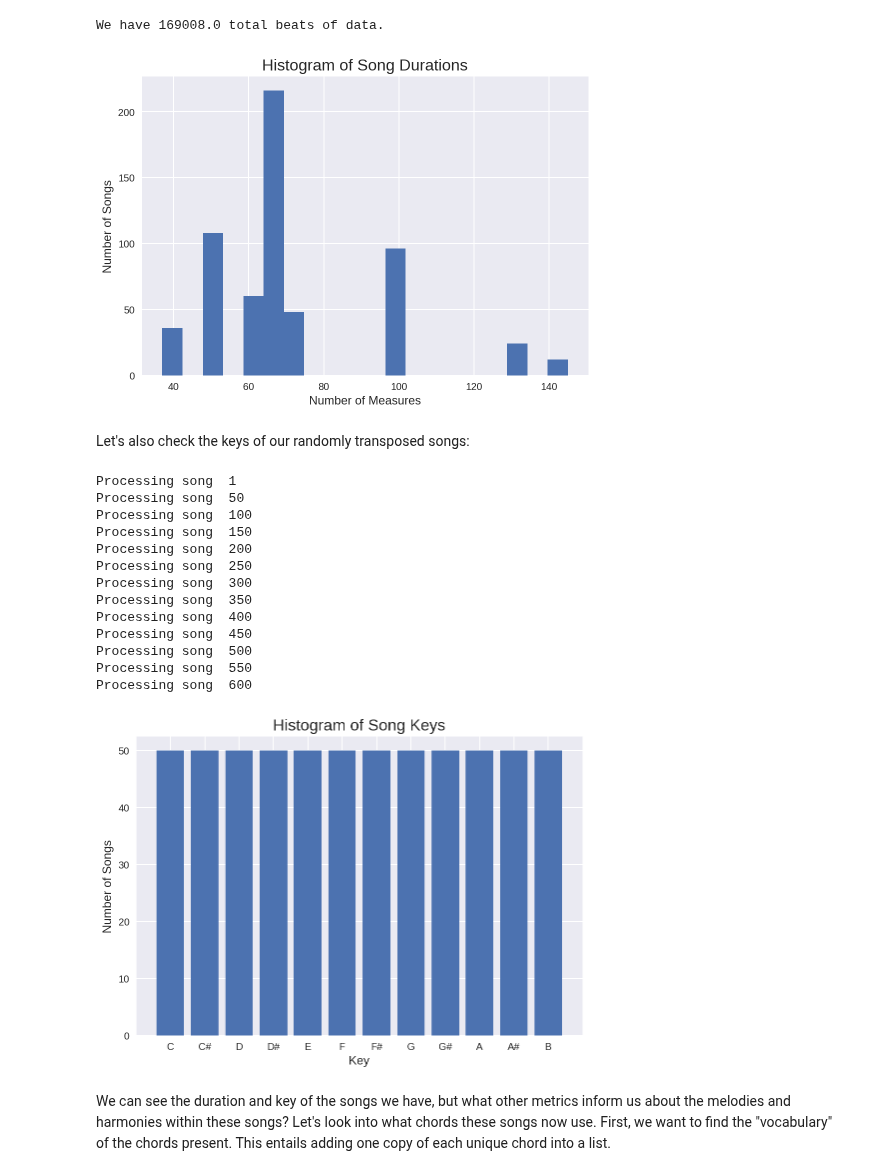
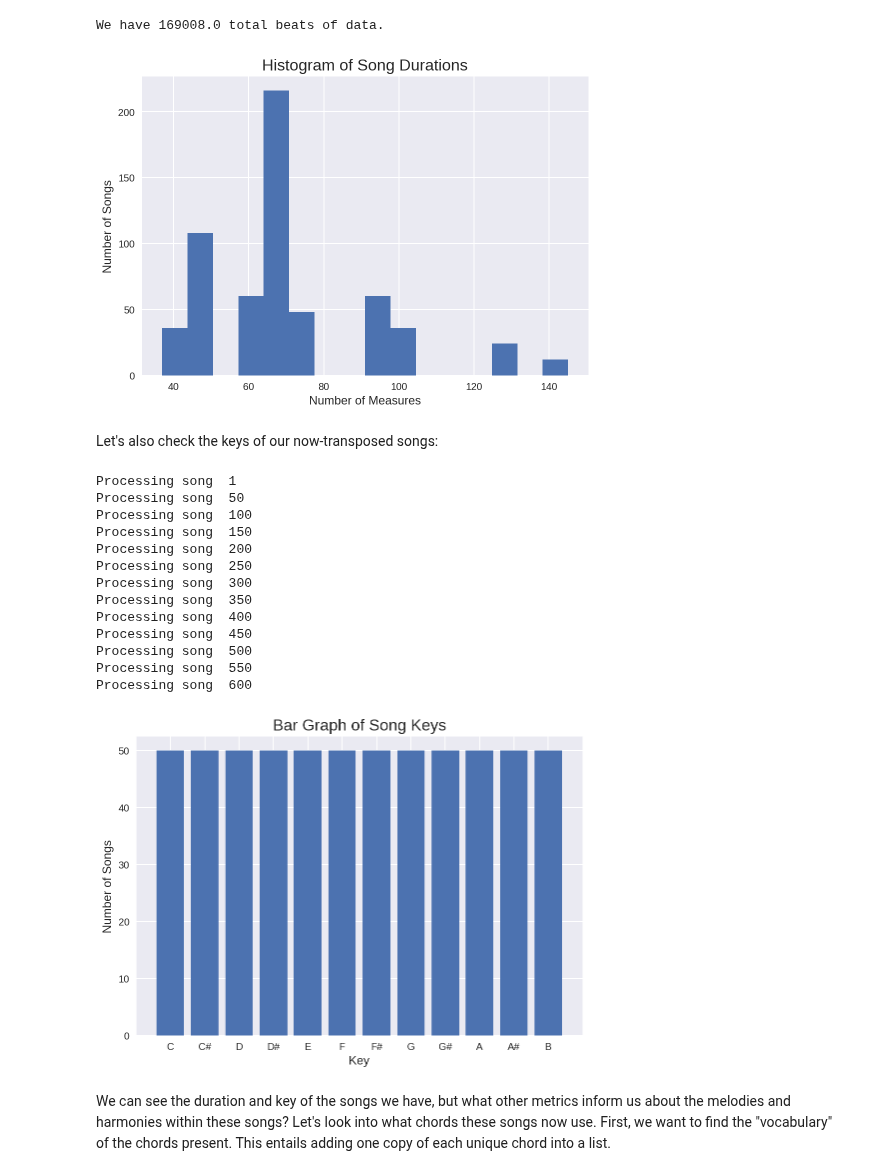
Before and after one commit to Benendead/DandyHacks2018_LSTMjazz, a Jupyter notebook: Research/My_Methods.ipynb, the cells around one changed output. Saved outputs shown, nothing was run; the diff lists cells and outputs as text; code cells hidden in the pictures.

```diff
--- a/Research/My_Methods.ipynb
+++ b/Research/My_Methods.ipynb
@@ -99,8 +108,8 @@ def transpose12(stream):
 expanded_streams = [] # This will have every transposed song in it; 600 total.
 for stream_n in range(0,len(streams)):
   s = streams[stream_n]
-  if (stream_n == 0 or stream_n % 5 == 4):
-    print("Replicating song", (stream_n + 1))
+  if (stream_n == 1 or stream_n % 5 == 0):
+    print("Replicating song", stream_n)
   transposed_list = transpose12(s)
   expanded_streams.extend(transposed_list)
 
@@ -152,23 +161,23 @@ We have 169008.0 total beats of data.
 # %%
 # Some insight into the durations of the songs we have.
 
 import matplotlib.pyplot as plt
 import numpy as np
 
-n_bins = 20
+n_bins = 16
 x = np.array(durations) / 4
 
 fig, ax = plt.subplots()
 
 plt.title("Histogram of Song Durations", fontsize = 16)
 plt.xlabel("Number of Measures", fontsize = 12)
 plt.ylabel("Number of Songs", fontsize = 12)
 
 hist = ax.hist(x, bins = n_bins) # We can set the number of bins for the histogram with the "bins" kwarg
 # %% [output]
-[figure, old version]
+[figure, new version]
 # %% [markdown]
-Let's also check the keys of our randomly transposed songs:
+Let's also check the keys of our now-transposed songs:
 # %%
 def getKey(stream):
   """
@@ -191,10 +202,10 @@ for s in expanded_streams:
 
 fig, ax = plt.subplots()
 
-plt.title("Histogram of Song Keys", fontsize = 16)
+plt.title("Bar Graph of Song Keys", fontsize = 16)
 plt.xlabel("Key", fontsize = 12)
 plt.ylabel("Number of Songs", fontsize = 12)
-plt.xticks(range(0,12), ('C', 'C#', 'D', 'D#', 'E', 'F', 'F#', 'G', 'G#', 'A', 'A#', 'B'), fontsize = 10)
+plt.xticks(range(0,12), key_labels_for_graphs, fontsize = 10)
 
 bar = ax.bar(range(0,12), keys)
 # %% [output]
@@ -211,7 +222,7 @@ Processing song  450
 Processing song  500
 Processing song  550
 Processing song  600
-[figure, old version]
+[figure, new version]
 # %% [markdown]
 We can see the duration and key of the songs we have, but what other metrics inform us about the melodies and harmonies within these songs? Let's look into what chords these songs now use. First, we want to find the "vocabulary" of the chords present. This entails adding one copy of each unique chord into a list.
 # %%
```
Also changed, not shown: parts of 18 cells of this notebook.
